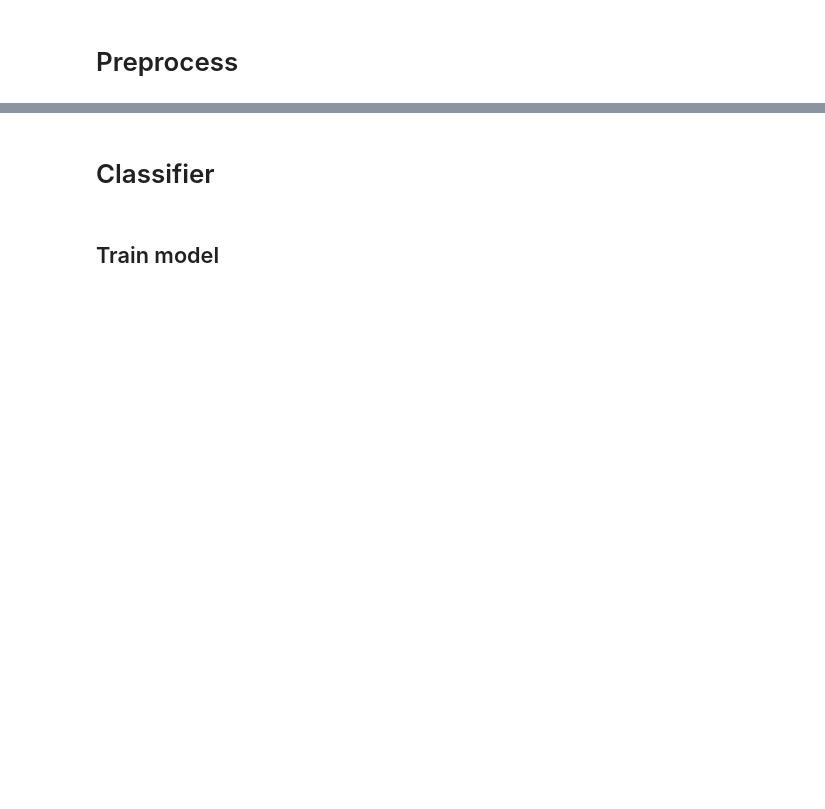
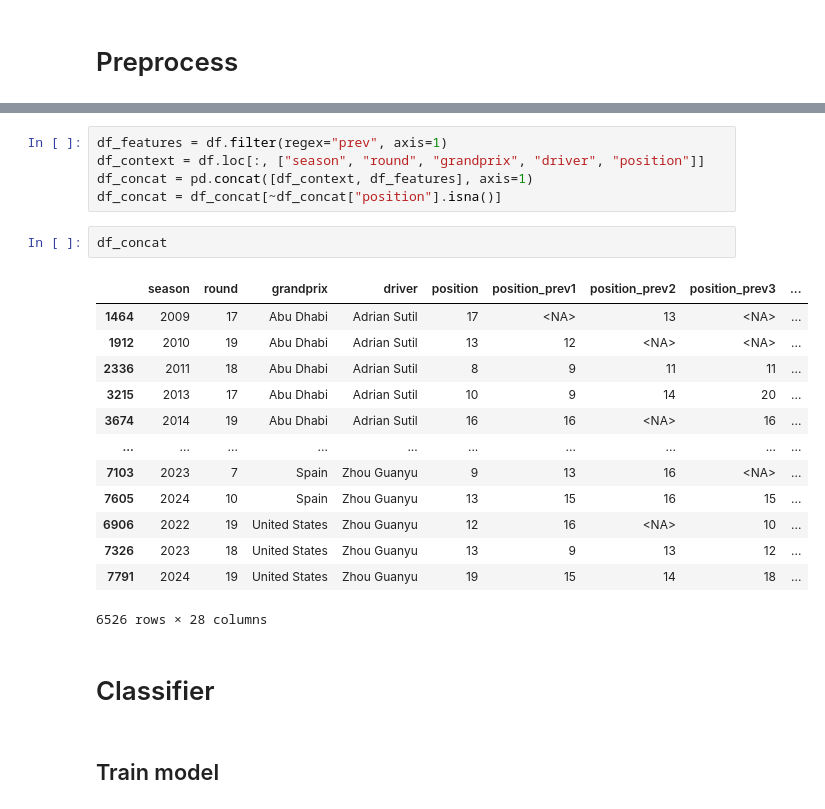
Before and after one commit to YoshimatsuSaito/formula1-season-explorer, a Jupyter notebook: notebooks/create_model.ipynb, the cells around one changed output, grey strips where cells are left out. Drawn from its saved outputs; the diff is of its cells as text; blank space fills up the shorter version.

```diff
--- a/notebooks/create_model.ipynb
+++ b/notebooks/create_model.ipynb
@@ -30,3 +48,24 @@ model_input_data = ModelInputData(df=df)
+# %%
+df_features = df.filter(regex="prev", axis=1)
+df_context = df.loc[:, ["season", "round", "grandprix", "driver", "position"]]
+df_concat = pd.concat([df_context, df_features], axis=1)
+df_concat = df_concat[~df_concat["position"].isna()]
+# %%
+df_concat
+# %% [output]
+|  | season | round | grandprix | driver | position | position_prev1 | position_prev2 | position_prev3 | ... |
+| 1464 | 2009 | 17 | Abu Dhabi | Adrian Sutil | 17 | <NA> | 13 | <NA> | ... |
+| 1912 | 2010 | 19 | Abu Dhabi | Adrian Sutil | 13 | 12 | <NA> | <NA> | ... |
+| 2336 | 2011 | 18 | Abu Dhabi | Adrian Sutil | 8 | 9 | 11 | 11 | ... |
+| 3215 | 2013 | 17 | Abu Dhabi | Adrian Sutil | 10 | 9 | 14 | 20 | ... |
+| 3674 | 2014 | 19 | Abu Dhabi | Adrian Sutil | 16 | 16 | <NA> | 16 | ... |
+| ... | ... | ... | ... | ... | ... | ... | ... | ... | ... |
+| 7103 | 2023 | 7 | Spain | Zhou Guanyu | 9 | 13 | 16 | <NA> | ... |
+| 7605 | 2024 | 10 | Spain | Zhou Guanyu | 13 | 15 | 16 | 15 | ... |
+| 6906 | 2022 | 19 | United States | Zhou Guanyu | 12 | 16 | <NA> | 10 | ... |
+| 7326 | 2023 | 18 | United States | Zhou Guanyu | 13 | 9 | 13 | 12 | ... |
+| 7791 | 2024 | 19 | United States | Zhou Guanyu | 19 | 15 | 14 | 18 | ... |
+6526 rows × 28 columns
 # %% [markdown]
 # Classifier
 # %% [markdown]
```
Also changed, not shown: parts of 21 cells of this notebook, 6 other files.
